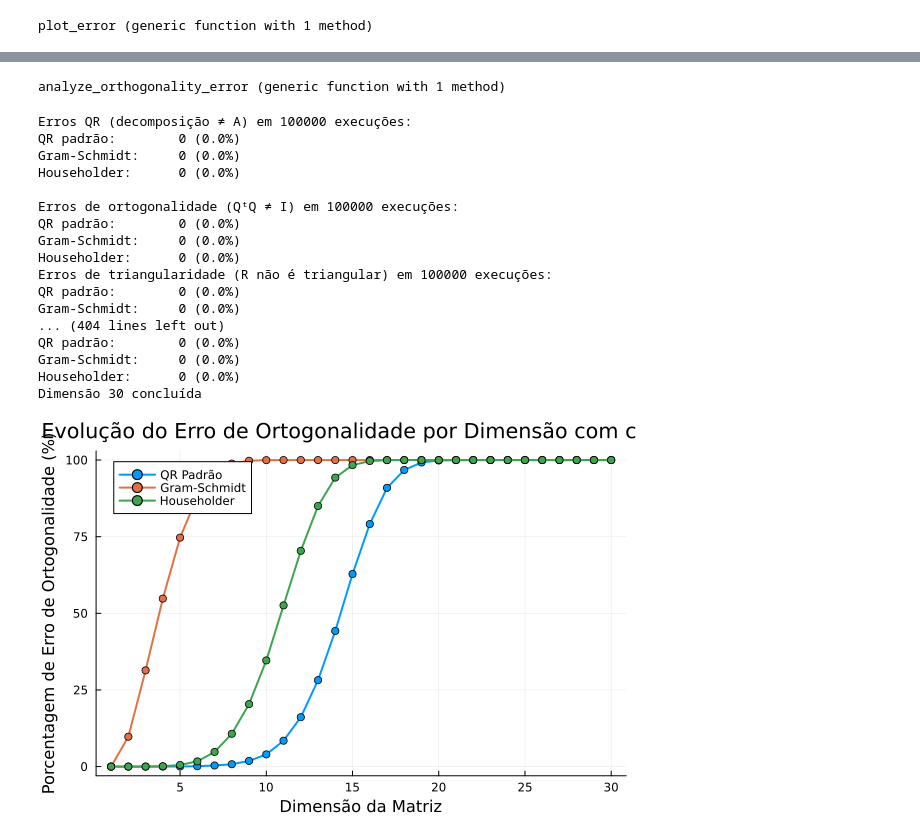
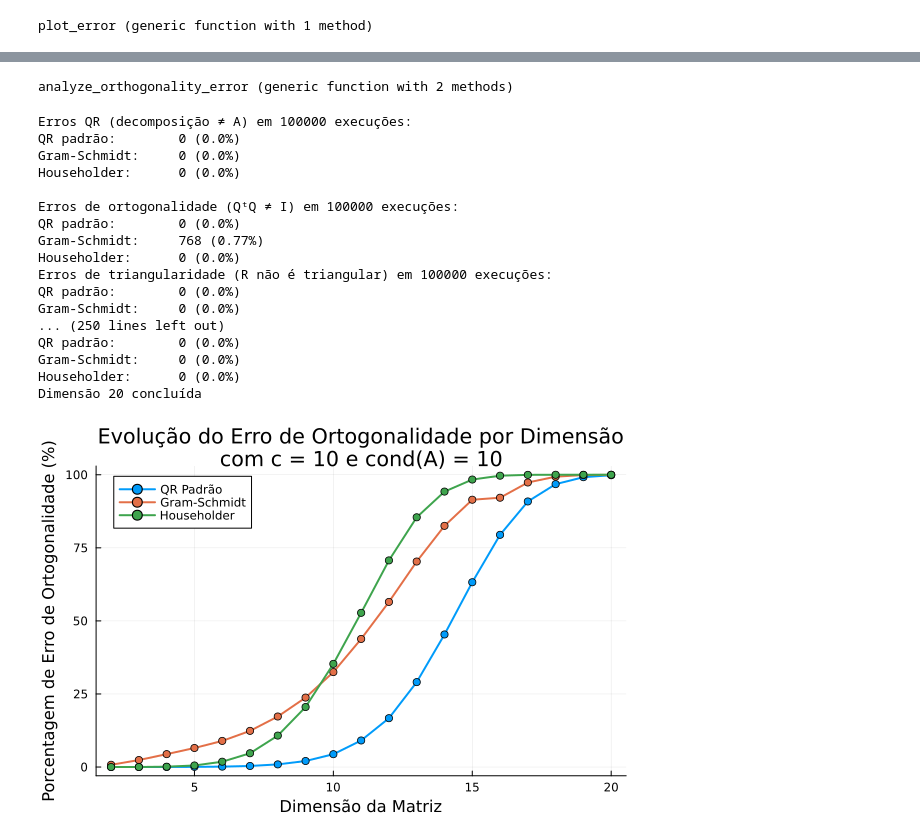
Before and after one commit to MDuqi/Condicionamento-e-Estabilidade, a Jupyter notebook: Householder_Stability.ipynb, the cells around one changed output, grey strips where cells are left out. Drawn from its saved outputs; the diff is of its cells as text; code cells hidden in the pictures.

Commit message:
Implement generate_any_conditioned_matrix function tested and ran new experiences for backward_error analysis

```diff
--- a/Householder_Stability.ipynb
+++ b/Householder_Stability.ipynb
@@ -136,4 +216,5 @@ Q é ortogonal? true
 # %%
+# Função para registrar erros de QR em vetores globais (Print_resultados em larga escala)
 function registrar_erros_qr(A, Q, R, id_alg, c)
     m, n = size(A)
 
@@ -156,15 +237,17 @@ function registrar_erros_qr(A, Q, R, id_alg, c)
     global r_triang_errors[id_alg] += erro_triangularidade > ϵ * c
 end
 
-function plot_error(N, m, c)
+
+# Função para plotar os erros das 3 implementacões de QR simulando N execuções com uma matriz de condição específica
+function plot_error(N, m, k, c)
     # Vetores globais de contagem
     global qr_errors = [0, 0, 0]
     global q_ortho_errors = [0, 0, 0]
-    global r_triang_errors = [0, 0, 0]  # Novo vetor para erros em R
+    global r_triang_errors = [0, 0, 0]
 
     # Loop de N execuções para cada método
     for i in 1:N
-        A = rand(m, m)  # Nova matriz aleatória
+        A = generate_any_conditioned_matrix(m, k)
 
         # Método 1: QR de Julia (Householder interno)
         Q1, R1 = qr_(A)
@@ -272,62 +338,58 @@ Householder:      0 (0.0%)
 # %%
-function analyze_orthogonality_error(N, max_dim, c)
+# Função para analisar o erro de ortogonalidade em diferentes dimensões
+function analyze_orthogonality_error(N, max_dim, k, c)
+    dims = 2:max_dim
+    n = length(dims)
 
-    # Arrays para armazenar os resultados
-    dims = 1:max_dim
-    errors_qr = zeros(max_dim)
-    errors_gs = zeros(max_dim)
-    errors_hh = zeros(max_dim)
+    errors_qr = zeros(n)
+    errors_gs = zeros(n)
+    errors_hh = zeros(n)
 
-    for d in dims
-        # Reinicializa os contadores
+    for (i, d) in enumerate(dims)
         global q_ortho_errors = [0, 0, 0]
 
-        # Executa os testes para esta dimensão
-        plot_error(N, d, c)
+        plot_error(N, d, k, c)
 
-        # Armazena as porcentagens de erro
-        errors_qr[d] = q_ortho_errors[1]/N * 100
-        errors_gs[d] = q_ortho_errors[2]/N * 100
-        errors_hh[d] = q_ortho_errors[3]/N * 100
+        errors_qr[i] = q_ortho_errors[1] / N * 100
+        errors_gs[i] = q_ortho_errors[2] / N * 100
+        errors_hh[i] = q_ortho_errors[3] / N * 100
 
         println("Dimensão $d concluída")
     end
 
-    # Plotando os resultados
-    p = plot(dims, [errors_qr errors_gs errors_hh],
+    p = plot(dims, hcat(errors_qr, errors_gs, errors_hh),
              label=["QR Padrão" "Gram-Schmidt" "Householder"],
              xlabel="Dimensão da Matriz",
              ylabel="Porcentagem de Erro de Ortogonalidade (%)",
-             title="Evolução do Erro de Ortogonalidade por Dimensão com c=" * string(c),
+             title="Evolução do Erro de Ortogonalidade por Dimensão\ncom c = $(c) e cond(A) = $(k)",
              linewidth=2,
              markershape=:circle,
              markersize=4,
              legend=:topleft)
 
     display(p)
-
 end
 # %% [output]
-analyze_orthogonality_error (generic function with 1 method)
+analyze_orthogonality_error (generic function with 2 methods)
 # %%
-analyze_orthogonality_error(100000, 30, 10)
+analyze_orthogonality_error(100000, 20, 10, 10)
 # %% [output]
 Erros QR (decomposição ≠ A) em 100000 execuções:
 QR padrão:        0 (0.0%)
 Gram-Schmidt:     0 (0.0%)
 Householder:      0 (0.0%)
 
 Erros de ortogonalidade (QᵗQ ≠ I) em 100000 execuções:
 QR padrão:        0 (0.0%)
-Gram-Schmidt:     0 (0.0%)
+Gram-Schmidt:     768 (0.77%)
 Householder:      0 (0.0%)
 Erros de triangularidade (R não é triangular) em 100000 execuções:
 QR padrão:        0 (0.0%)
 Gram-Schmidt:     0 (0.0%)
-... (404 lines left out)
+... (250 lines left out)
 QR padrão:        0 (0.0%)
 Gram-Schmidt:     0 (0.0%)
 Householder:      0 (0.0%)
-Dimensão 30 concluída
+Dimensão 20 concluída
-[figure, old version]
+[figure, new version]
 # %%
```
Also changed, not shown: parts of 16 cells of this notebook.
